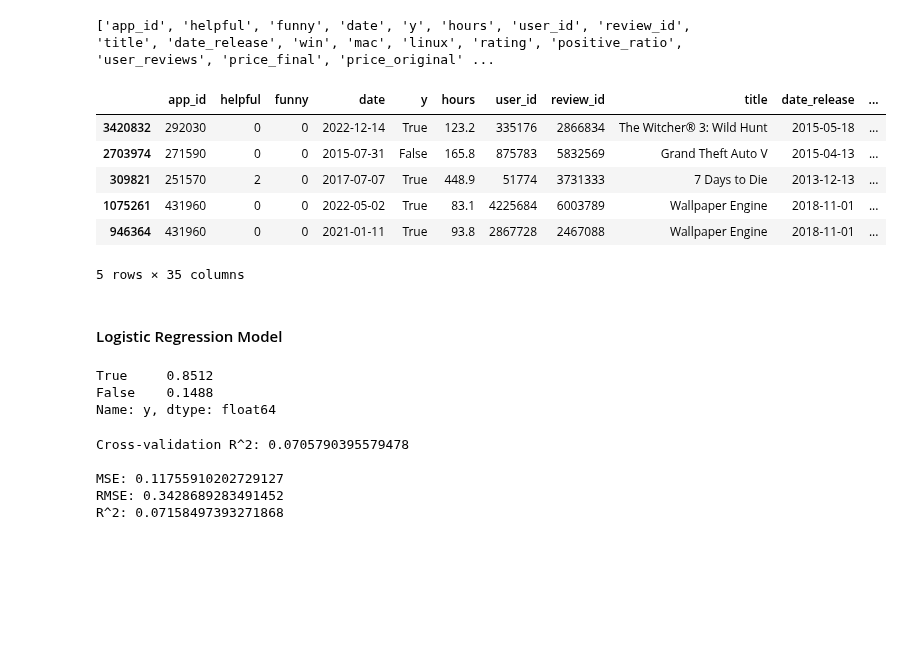
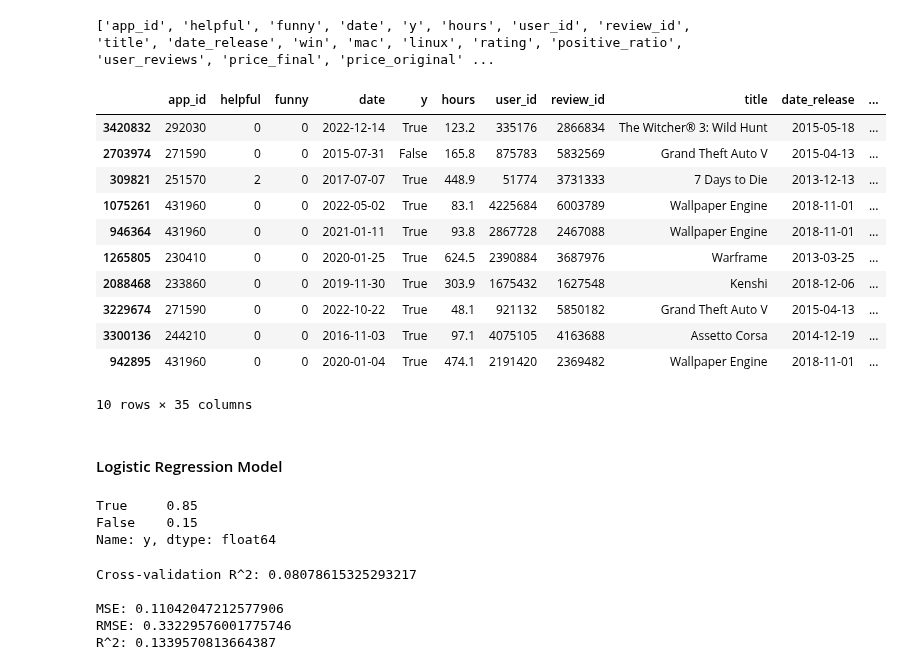
Before and after one commit to JohannesRahn/MachineLearningGroupProject, a Jupyter notebook: b_data_exploration.ipynb, the cells around one changed output. Drawn from its saved outputs; the diff is of its cells as text; code cells hidden in the pictures; blank space fills up the shorter version.

```diff
--- a/b_data_exploration.ipynb
+++ b/b_data_exploration.ipynb
@@ -461,16 +461,21 @@ print(column_names)
 # %% [output]
 ['app_id', 'helpful', 'funny', 'date', 'y', 'hours', 'user_id', 'review_id', 'title', 'date_release', 'win', 'mac', 'linux', 'rating', 'positive_ratio', 'user_reviews', 'price_final', 'price_original' ...
 # %%
-subset_df = final_df.sample(n=10000, random_state=42)
-subset_df.head()
+subset_df = final_df.sample(n=500, random_state=42)
+subset_df.head(10)
 # %% [output]
 |  | app_id | helpful | funny | date | y | hours | user_id | review_id | title | date_release | ... |
 | 3420832 | 292030 | 0 | 0 | 2022-12-14 | True | 123.2 | 335176 | 2866834 | The Witcher® 3: Wild Hunt | 2015-05-18 | ... |
 | 2703974 | 271590 | 0 | 0 | 2015-07-31 | False | 165.8 | 875783 | 5832569 | Grand Theft Auto V | 2015-04-13 | ... |
 | 309821 | 251570 | 2 | 0 | 2017-07-07 | True | 448.9 | 51774 | 3731333 | 7 Days to Die | 2013-12-13 | ... |
 | 1075261 | 431960 | 0 | 0 | 2022-05-02 | True | 83.1 | 4225684 | 6003789 | Wallpaper Engine | 2018-11-01 | ... |
 | 946364 | 431960 | 0 | 0 | 2021-01-11 | True | 93.8 | 2867728 | 2467088 | Wallpaper Engine | 2018-11-01 | ... |
+| 1265805 | 230410 | 0 | 0 | 2020-01-25 | True | 624.5 | 2390884 | 3687976 | Warframe | 2013-03-25 | ... |
+| 2088468 | 233860 | 0 | 0 | 2019-11-30 | True | 303.9 | 1675432 | 1627548 | Kenshi | 2018-12-06 | ... |
+| 3229674 | 271590 | 0 | 0 | 2022-10-22 | True | 48.1 | 921132 | 5850182 | Grand Theft Auto V | 2015-04-13 | ... |
+| 3300136 | 244210 | 0 | 0 | 2016-11-03 | True | 97.1 | 4075105 | 4163688 | Assetto Corsa | 2014-12-19 | ... |
+| 942895 | 431960 | 0 | 0 | 2020-01-04 | True | 474.1 | 2191420 | 2369482 | Wallpaper Engine | 2018-11-01 | ... |
-5 rows × 35 columns
+10 rows × 35 columns
 # %% [markdown]
 #### Logistic Regression Model
 # %%
@@ -478,8 +483,8 @@ subset_df.head()
 # %%
 print(subset_df['y'].value_counts(normalize=True))
 # %% [output]
-True     0.8512
-False    0.1488
+True     0.85
+False    0.15
 Name: y, dtype: float64
 # %%
 from sklearn.pipeline import FeatureUnion
@@ -531,11 +536,11 @@ print("\nMSE:", mse)
 print("RMSE:", rmse)
 print("R^2:", r2)
 # %% [output]
-Cross-validation R^2: 0.0705790395579478
+Cross-validation R^2: 0.08078615325293217
 
-MSE: 0.11755910202729127
-RMSE: 0.3428689283491452
-R^2: 0.07158497393271868
+MSE: 0.11042047212577906
+RMSE: 0.33229576001775746
+R^2: 0.1339570813664387
 # %%
 # add features to linear model
 
```
Also changed, not shown: parts of 5 cells of this notebook.
